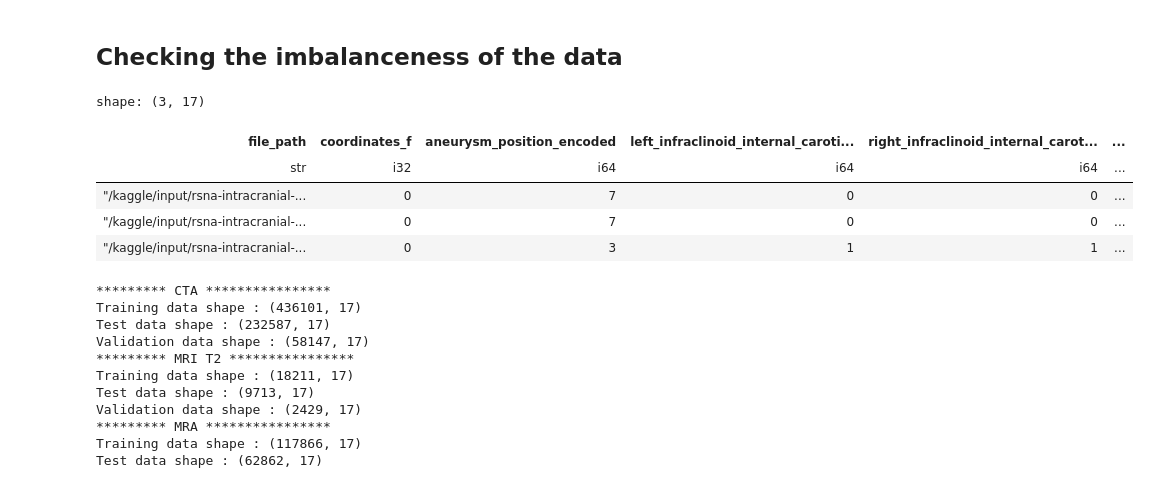
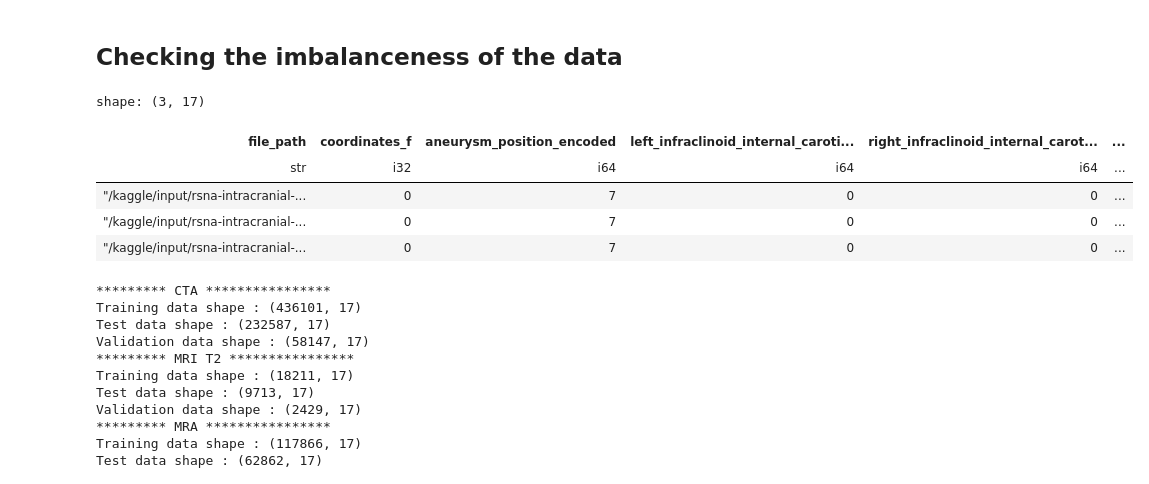
Before and after one commit to sumaniitm/RSNA_Intracranial_Aneurysm_Detection_2025, a Jupyter notebook: baseline-and-feature-engineering.ipynb, the cells around one changed output. Cells and saved outputs as stored; diff of their text form; code cells hidden in the pictures.

Commit message:
Kaggle Notebook | baseline-and-feature-engineering | Version 10

```diff
--- a/baseline-and-feature-engineering.ipynb
+++ b/baseline-and-feature-engineering.ipynb
@@ -623,14 +703,14 @@ df_for_train_baseline_mri_t2 = df_all_data.filter(pl.col('modality')=='MRI T2').
 df_for_train_baseline_mra = df_all_data.filter(pl.col('modality')=='MRA').select(cols_to_select)
 df_for_train_baseline_mri_t1post = df_all_data.filter(pl.col('modality')=='MRI T1post').select(cols_to_select)
 # %%
-df_for_train_baseline_cta.head(3)
+df_for_train_baseline_mri_t1post.head(3)
 # %% [output]
 shape: (3, 17)
 | file_path | coordinates_f | aneurysm_position_encoded | left_infraclinoid_internal_caroti... | right_infraclinoid_internal_carot... | ... |
 | str | i32 | i64 | i64 | i64 | ... |
 | "/kaggle/input/rsna-intracranial-... | 0 | 7 | 0 | 0 | ... |
 | "/kaggle/input/rsna-intracranial-... | 0 | 7 | 0 | 0 | ... |
-| "/kaggle/input/rsna-intracranial-... | 0 | 3 | 1 | 1 | ... |
+| "/kaggle/input/rsna-intracranial-... | 0 | 7 | 0 | 0 | ... |
 # %%
 x_train_cta, x_test_val_cta = train_test_split(df_for_train_baseline_cta, test_size=0.4, random_state=42)
 x_test_cta, x_valid_cta = train_test_split(x_test_val_cta, test_size=0.2, random_state=42)
```
Also changed, not shown: parts of 19 cells of this notebook.
